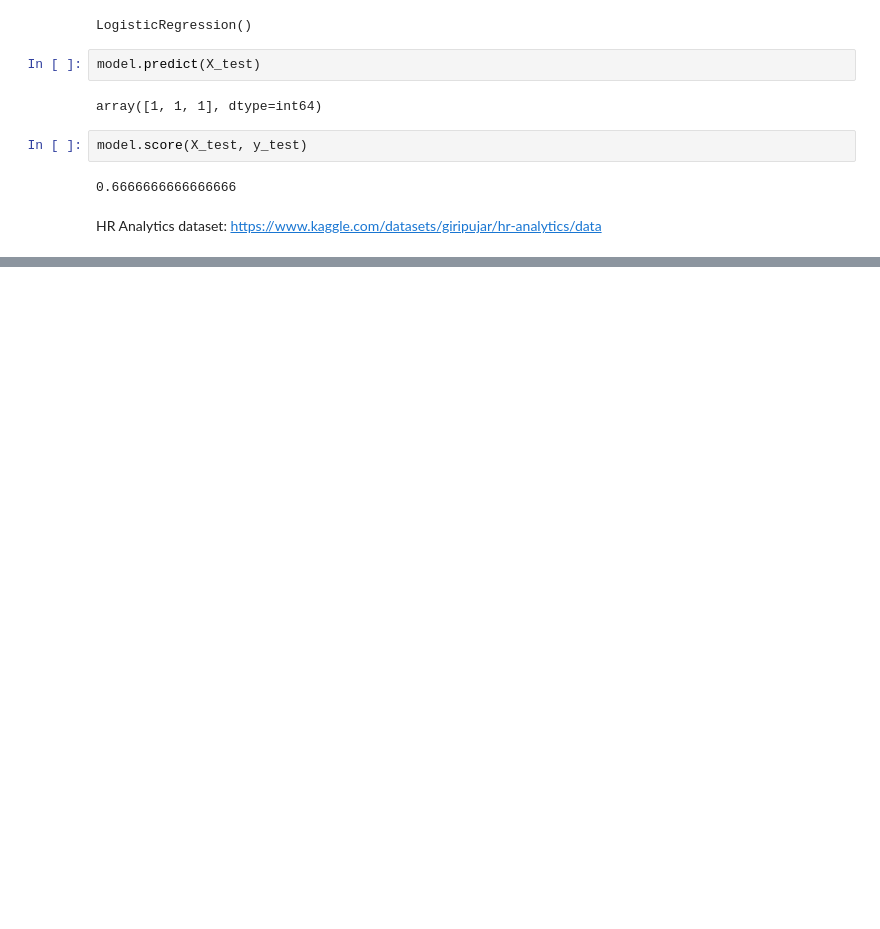
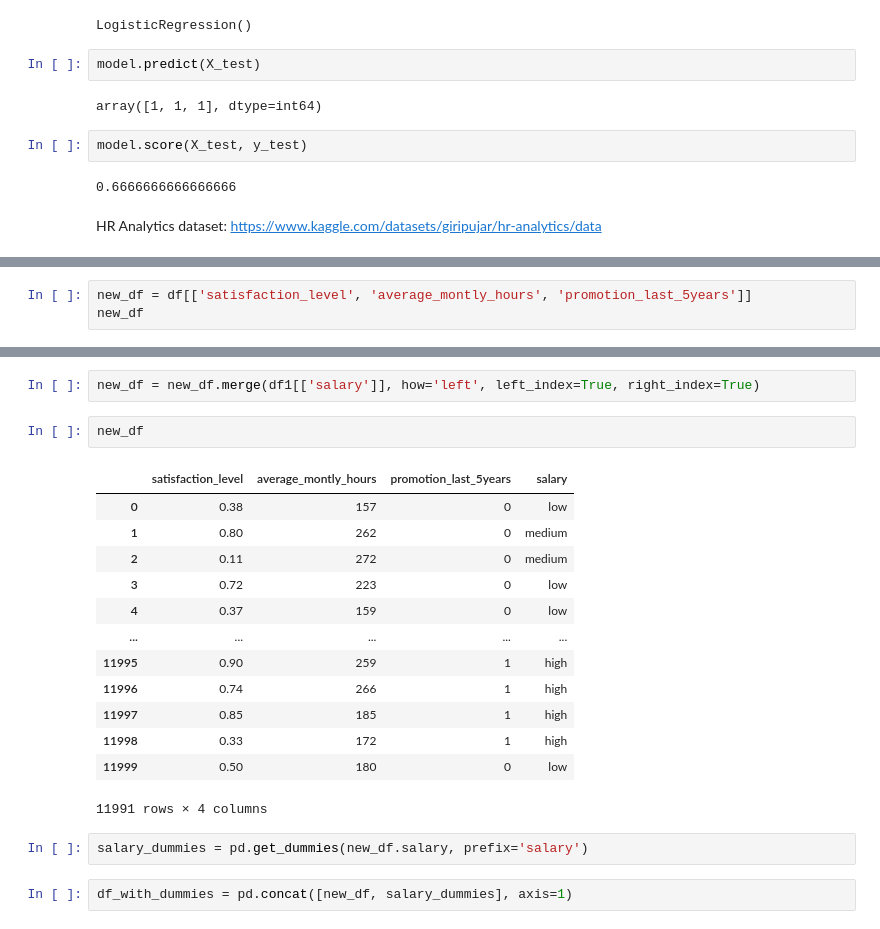
Before and after one commit to rainingrina/machine-learning-algorithms, a Jupyter notebook: logistic_regression.ipynb, the cells around one changed output, grey strips where cells are left out. Drawn from its saved outputs; the diff is of its cells as text; blank space fills up the shorter version.

```diff
--- a/logistic_regression.ipynb
+++ b/logistic_regression.ipynb
@@ -73,0 +196,3 @@ HR Analytics dataset: https://www.kaggle.com/datasets/giripujar/hr-analytics/dat
+# %%
+new_df = df[['satisfaction_level', 'average_montly_hours', 'promotion_last_5years']]
+new_df
@@ -73,0 +213,22 @@ HR Analytics dataset: https://www.kaggle.com/datasets/giripujar/hr-analytics/dat
+# %%
+new_df = new_df.merge(df1[['salary']], how='left', left_index=True, right_index=True)
+# %%
+new_df
+# %% [output]
+|  | satisfaction_level | average_montly_hours | promotion_last_5years | salary |
+| 0 | 0.38 | 157 | 0 | low |
+| 1 | 0.80 | 262 | 0 | medium |
+| 2 | 0.11 | 272 | 0 | medium |
+| 3 | 0.72 | 223 | 0 | low |
+| 4 | 0.37 | 159 | 0 | low |
+| ... | ... | ... | ... | ... |
+| 11995 | 0.90 | 259 | 1 | high |
+| 11996 | 0.74 | 266 | 1 | high |
+| 11997 | 0.85 | 185 | 1 | high |
+| 11998 | 0.33 | 172 | 1 | high |
+| 11999 | 0.50 | 180 | 0 | low |
+11991 rows × 4 columns
+# %%
+salary_dummies = pd.get_dummies(new_df.salary, prefix='salary')
+# %%
+df_with_dummies = pd.concat([new_df, salary_dummies], axis=1)
```
Also changed, not shown: parts of 26 cells of this notebook.
